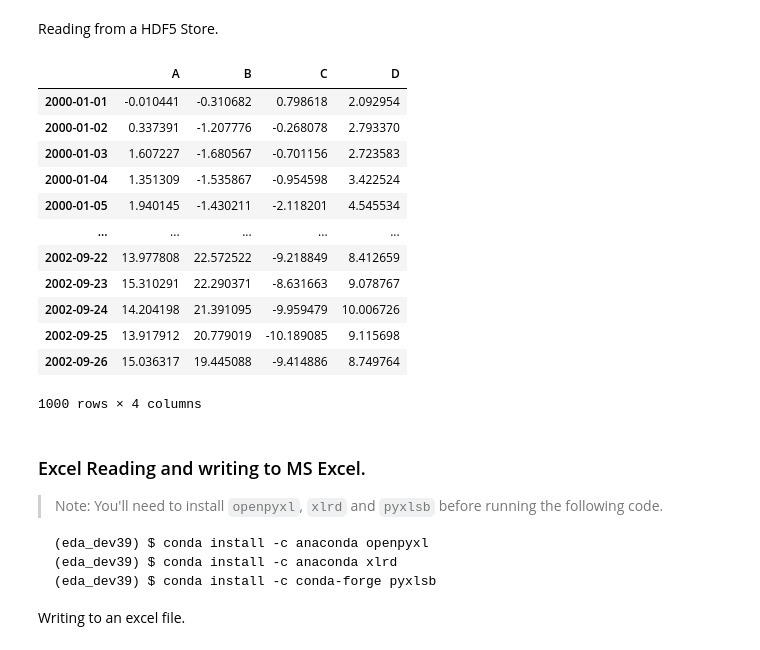
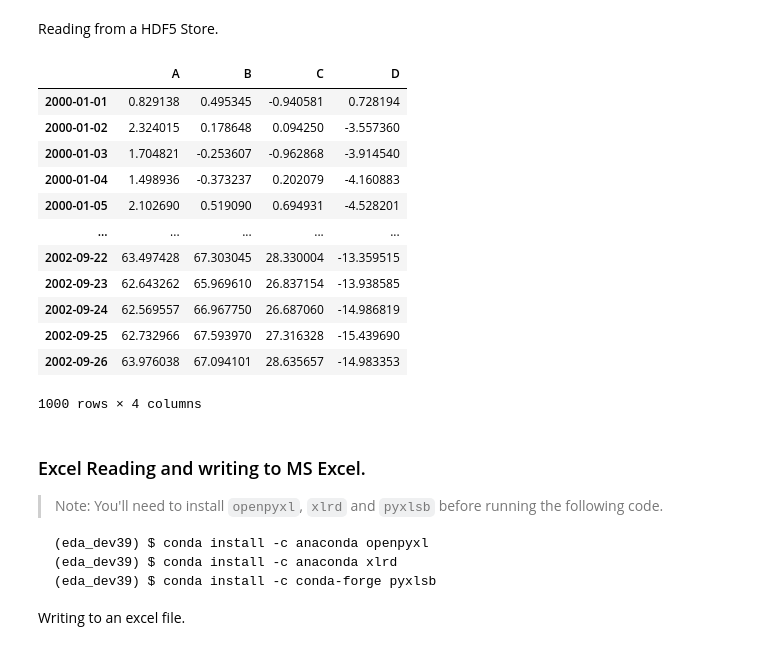
Before and after one commit to c-w-m/eda_dev.old, a Jupyter notebook: ipynb/pandas/userguide/01_10_minutes_to_pandas.ipynb, the cells around one changed output. Drawn from its saved outputs; the diff is of its cells as text; code cells hidden in the pictures.

```diff
--- a/ipynb/pandas/userguide/01_10_minutes_to_pandas.ipynb
+++ b/ipynb/pandas/userguide/01_10_minutes_to_pandas.ipynb
@@ -1076,20 +1074,20 @@ df.to_hdf("foo.h5", "df")
 # %% [markdown]
 Reading from a HDF5 Store.
 # %%
-pd.read_hdf("foo.h5", "df")
+pd.read_hdf("data/file01_02.h5", "df")
 # %% [output]
 |  | A | B | C | D |
-| 2000-01-01 | -0.010441 | -0.310682 | 0.798618 | 2.092954 |
-| 2000-01-02 | 0.337391 | -1.207776 | -0.268078 | 2.793370 |
-| 2000-01-03 | 1.607227 | -1.680567 | -0.701156 | 2.723583 |
-| 2000-01-04 | 1.351309 | -1.535867 | -0.954598 | 3.422524 |
-| 2000-01-05 | 1.940145 | -1.430211 | -2.118201 | 4.545534 |
+| 2000-01-01 | 0.829138 | 0.495345 | -0.940581 | 0.728194 |
+| 2000-01-02 | 2.324015 | 0.178648 | 0.094250 | -3.557360 |
+| 2000-01-03 | 1.704821 | -0.253607 | -0.962868 | -3.914540 |
+| 2000-01-04 | 1.498936 | -0.373237 | 0.202079 | -4.160883 |
+| 2000-01-05 | 2.102690 | 0.519090 | 0.694931 | -4.528201 |
 | ... | ... | ... | ... | ... |
-| 2002-09-22 | 13.977808 | 22.572522 | -9.218849 | 8.412659 |
-| 2002-09-23 | 15.310291 | 22.290371 | -8.631663 | 9.078767 |
-| 2002-09-24 | 14.204198 | 21.391095 | -9.959479 | 10.006726 |
-| 2002-09-25 | 13.917912 | 20.779019 | -10.189085 | 9.115698 |
-| 2002-09-26 | 15.036317 | 19.445088 | -9.414886 | 8.749764 |
+| 2002-09-22 | 63.497428 | 67.303045 | 28.330004 | -13.359515 |
+| 2002-09-23 | 62.643262 | 65.969610 | 26.837154 | -13.938585 |
+| 2002-09-24 | 62.569557 | 66.967750 | 26.687060 | -14.986819 |
+| 2002-09-25 | 62.732966 | 67.593970 | 27.316328 | -15.439690 |
+| 2002-09-26 | 63.976038 | 67.094101 | 28.635657 | -14.983353 |
 1000 rows × 4 columns
 # %% [markdown]
 ### Excel Reading and writing to MS Excel.
```
Also changed, not shown: parts of 67 cells of this notebook, 46 other files.
